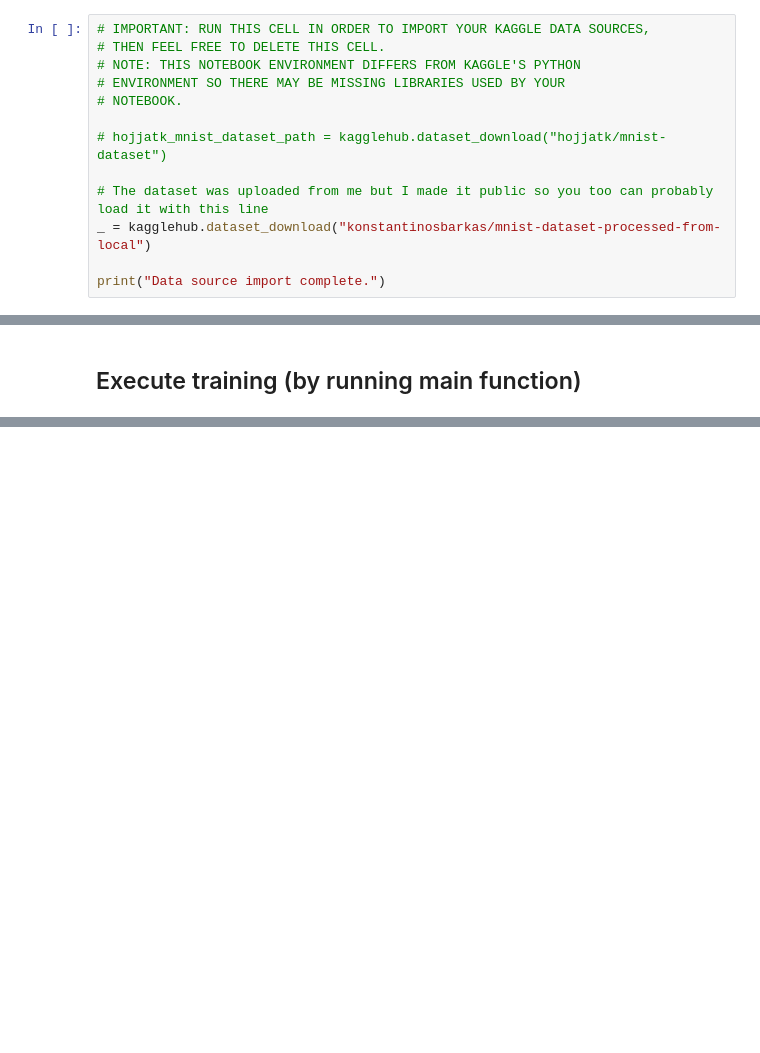
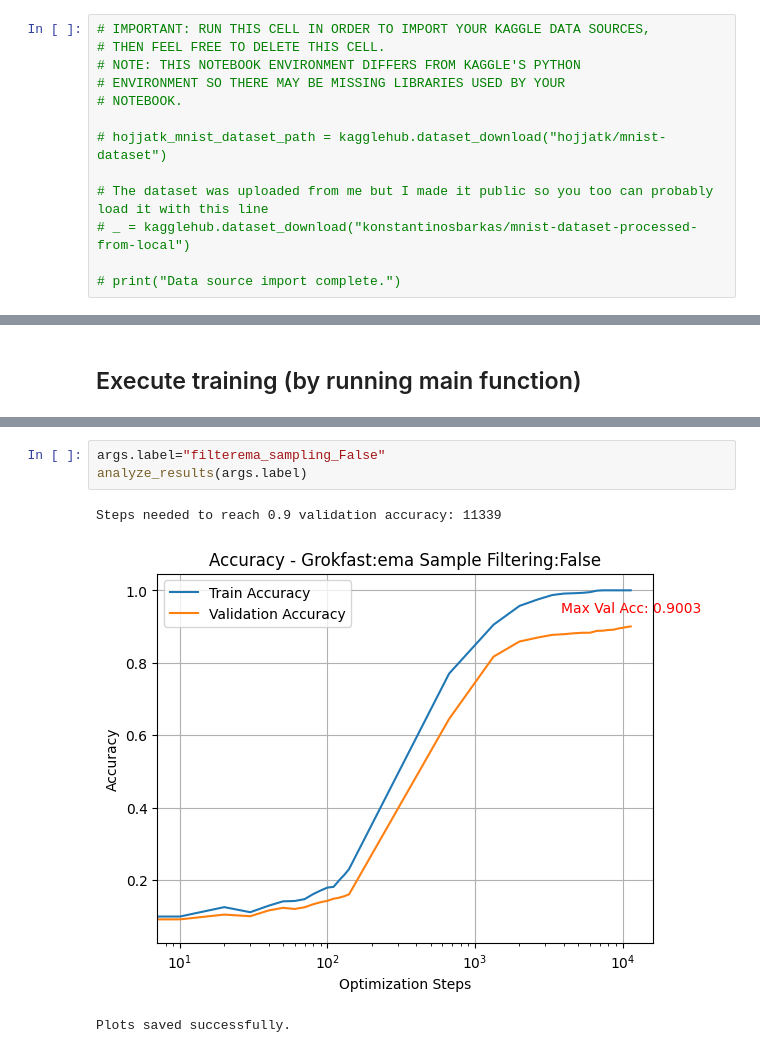
Before and after one commit to nickxir12/PatRec_Project_2024-2025, a Jupyter notebook: MNIST_code/mnist-sample-complexity-online-vol2.ipynb, the cells around one changed output, grey strips where cells are left out. Cells and saved outputs as stored; diff of their text form; blank space fills up the shorter version.

```diff
--- a/MNIST_code/mnist-sample-complexity-online-vol2.ipynb
+++ b/MNIST_code/mnist-sample-complexity-online-vol2.ipynb
@@ -33,6 +33,6 @@ import kagglehub
 # hojjatk_mnist_dataset_path = kagglehub.dataset_download("hojjatk/mnist-dataset")
 
 # The dataset was uploaded from me but I made it public so you too can probably load it with this line
-_ = kagglehub.dataset_download("konstantinosbarkas/mnist-dataset-processed-from-local")
+# _ = kagglehub.dataset_download("konstantinosbarkas/mnist-dataset-processed-from-local")
 
-print("Data source import complete.")
+# print("Data source import complete.")
@@ -711,0 +908,7 @@ print("Plots loaded successfully.")
+# %%
+args.label="filterema_sampling_False"
+analyze_results(args.label)
+# %% [output]
+Steps needed to reach 0.9 validation accuracy: 11339
+[figure, added]
+Plots saved successfully.
```
Also changed, not shown: parts of 27 cells of this notebook.
